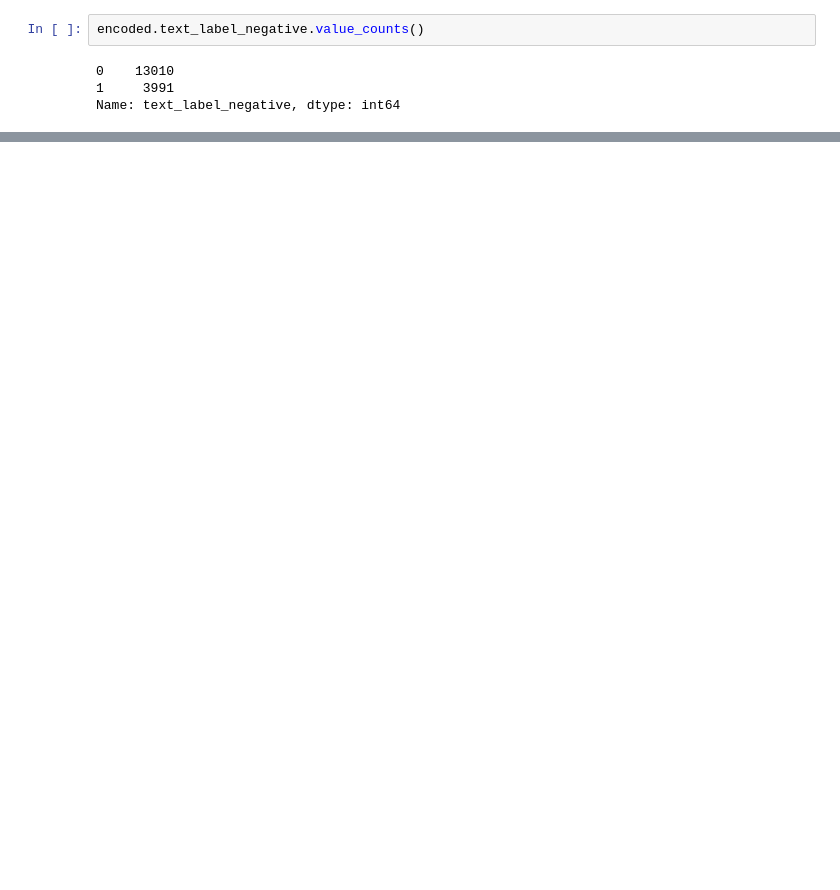
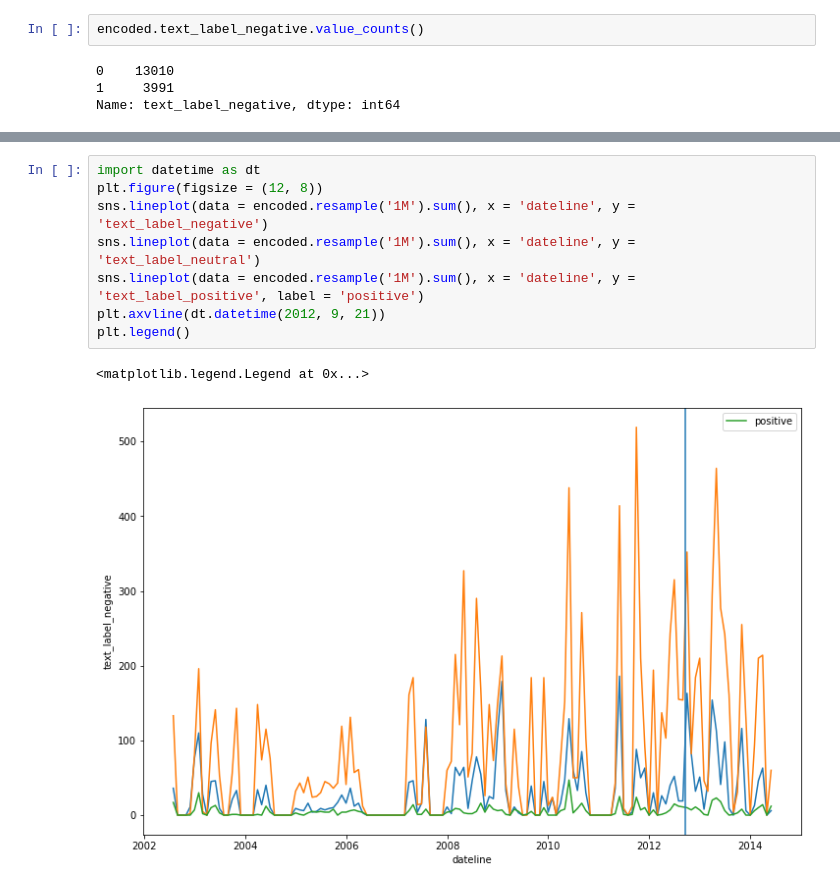
Before and after one commit to Rachuig-Green-Rackley-Shiben/arabic_media_nlp_project, a Jupyter notebook: andrews_work/explore.ipynb, the cells around one changed output, grey strips where cells are left out. Cells and saved outputs as stored; diff of their text form; blank space fills up the shorter version.

Commit message:
updated explore with datetime stuff

```diff
--- a/andrews_work/explore.ipynb
+++ b/andrews_work/explore.ipynb
@@ -214,0 +268,11 @@ encoded[encoded.dateline.isna()]
+# %%
+import datetime as dt
+plt.figure(figsize = (12, 8))
+sns.lineplot(data = encoded.resample('1M').sum(), x = 'dateline', y = 'text_label_negative')
+sns.lineplot(data = encoded.resample('1M').sum(), x = 'dateline', y = 'text_label_neutral')
+sns.lineplot(data = encoded.resample('1M').sum(), x = 'dateline', y = 'text_label_positive', label = 'positive')
+plt.axvline(dt.datetime(2012, 9, 21))
+plt.legend()
+# %% [output]
+<matplotlib.legend.Legend at 0x...>
+[figure, added]
```
Also changed, not shown: parts of 15 cells of this notebook.
